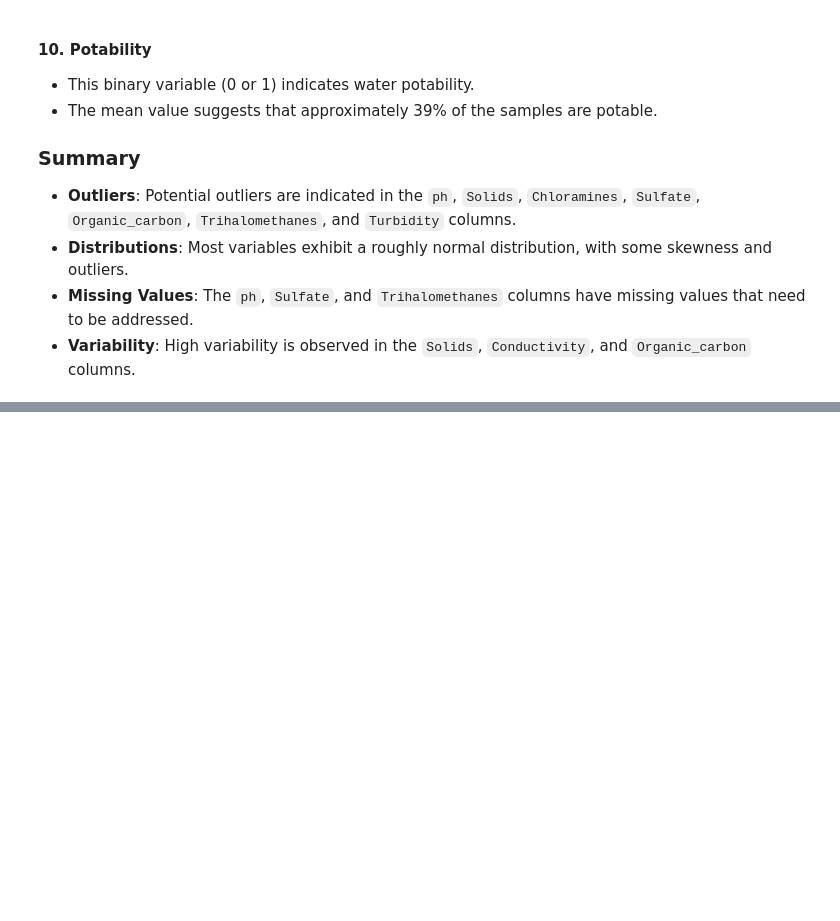
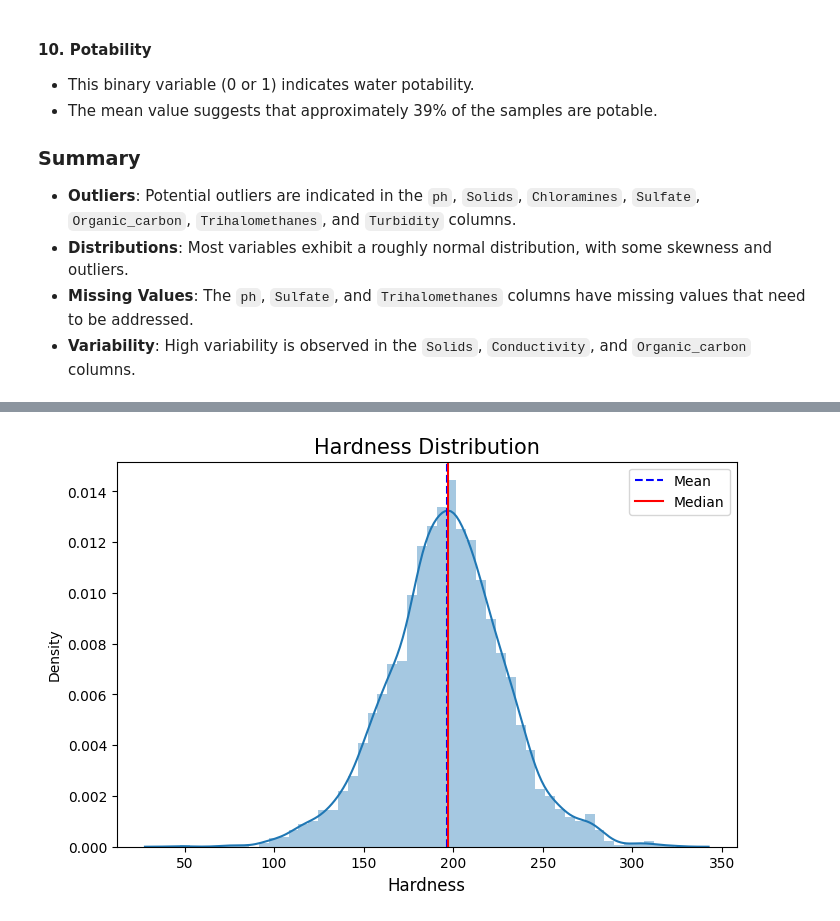
Before and after one commit to mohammadreza-mohammadi94/DataAnalysis-And-MachineLearning, a Jupyter notebook: 4. Public Health and Safety/Water Quality/Water_Quality_Analysis_and_Classification.ipynb, the cells around one changed output, grey strips where cells are left out. Saved outputs shown, nothing was run; the diff lists cells and outputs as text; code cells hidden in the pictures; blank space fills up the shorter version.

```diff
--- a/4. Public Health and Safety/Water Quality/Water_Quality_Analysis_and_Classification.ipynb
+++ b/4. Public Health and Safety/Water Quality/Water_Quality_Analysis_and_Classification.ipynb
@@ -230,0 +282,4 @@ df.describe(include='all').T
+# %%
+dist('Hardness')
+# %% [output]
+[figure, added]
```
Also changed, not shown: parts of 53 cells of this notebook.
